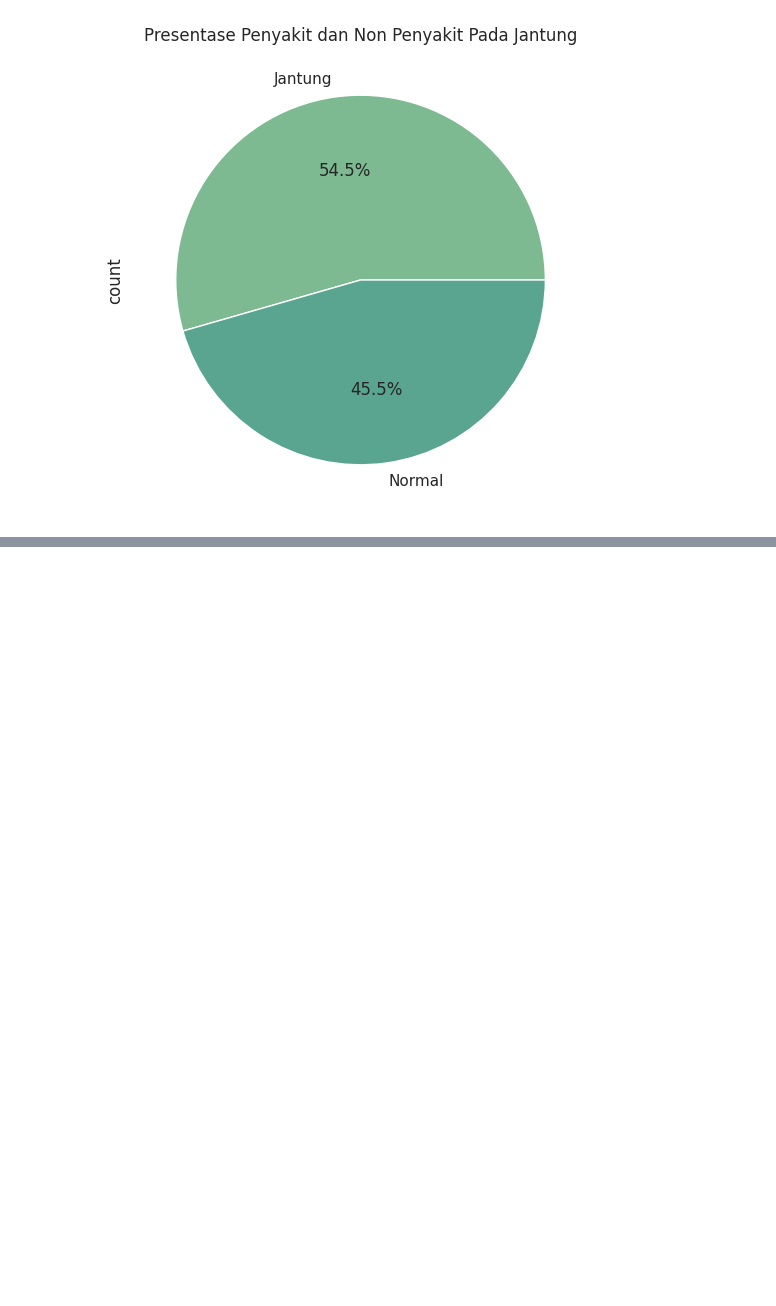
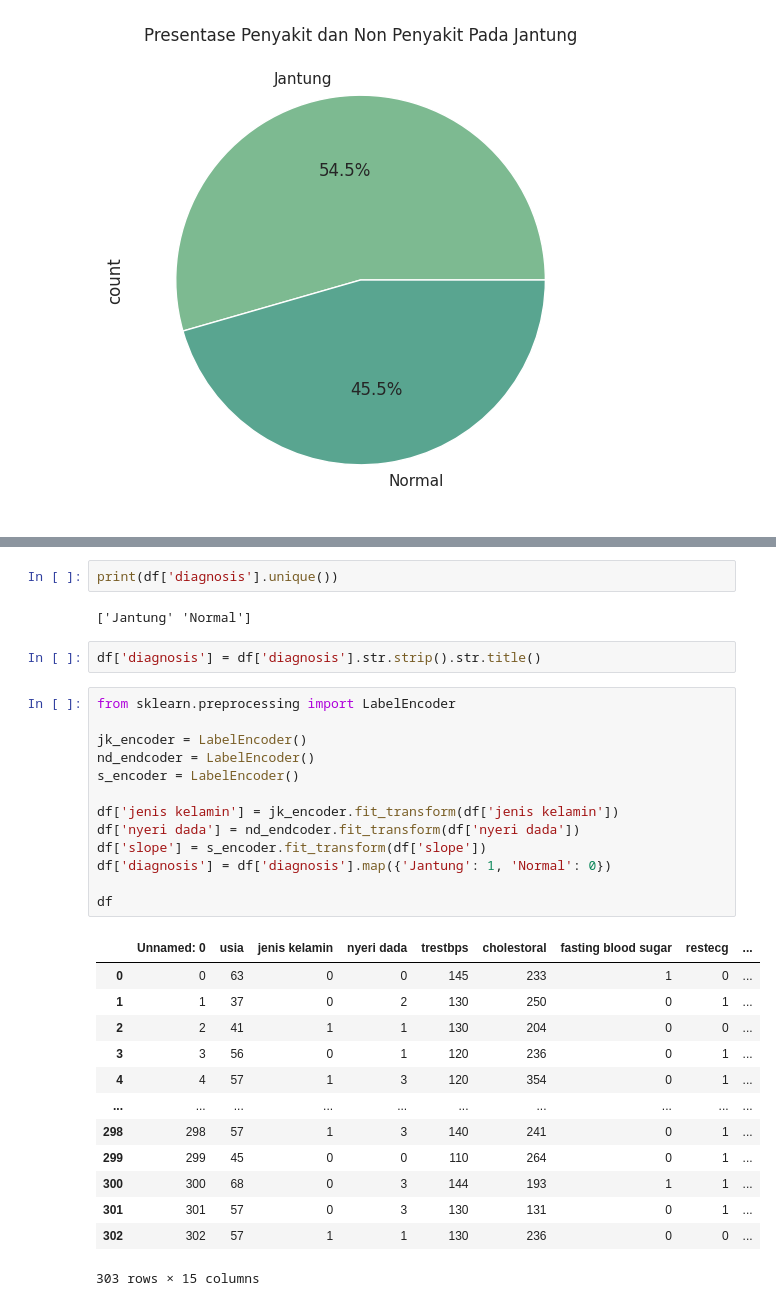
Before and after one commit to Luseat/prediksi-serangan-jantung, a Jupyter notebook: penyakitJantung.ipynb, the cells around one changed output, grey strips where cells are left out. Saved outputs shown, nothing was run; the diff lists cells and outputs as text; blank space fills up the shorter version.

```diff
--- a/penyakitJantung.ipynb
+++ b/penyakitJantung.ipynb
@@ -89,0 +128,33 @@ plt.show()
+# %%
+print(df['diagnosis'].unique())
+# %% [output]
+['Jantung' 'Normal']
+# %%
+df['diagnosis'] = df['diagnosis'].str.strip().str.title()
+# %%
+from sklearn.preprocessing import LabelEncoder
+
+jk_encoder = LabelEncoder()
+nd_endcoder = LabelEncoder()
+s_encoder = LabelEncoder()
+
+df['jenis kelamin'] = jk_encoder.fit_transform(df['jenis kelamin'])
+df['nyeri dada'] = nd_endcoder.fit_transform(df['nyeri dada'])
+df['slope'] = s_encoder.fit_transform(df['slope'])
+df['diagnosis'] = df['diagnosis'].map({'Jantung': 1, 'Normal': 0})
+
+df
+# %% [output]
+|  | Unnamed: 0 | usia | jenis kelamin | nyeri dada | trestbps | cholestoral | fasting blood sugar | restecg | ... |
+| 0 | 0 | 63 | 0 | 0 | 145 | 233 | 1 | 0 | ... |
+| 1 | 1 | 37 | 0 | 2 | 130 | 250 | 0 | 1 | ... |
+| 2 | 2 | 41 | 1 | 1 | 130 | 204 | 0 | 0 | ... |
+| 3 | 3 | 56 | 0 | 1 | 120 | 236 | 0 | 1 | ... |
+| 4 | 4 | 57 | 1 | 3 | 120 | 354 | 0 | 1 | ... |
+| ... | ... | ... | ... | ... | ... | ... | ... | ... | ... |
+| 298 | 298 | 57 | 1 | 3 | 140 | 241 | 0 | 1 | ... |
+| 299 | 299 | 45 | 0 | 0 | 110 | 264 | 0 | 1 | ... |
+| 300 | 300 | 68 | 0 | 3 | 144 | 193 | 1 | 1 | ... |
+| 301 | 301 | 57 | 0 | 3 | 130 | 131 | 0 | 1 | ... |
+| 302 | 302 | 57 | 1 | 1 | 130 | 236 | 0 | 0 | ... |
+303 rows × 15 columns
```
Also changed, not shown: parts of 14 cells of this notebook.
